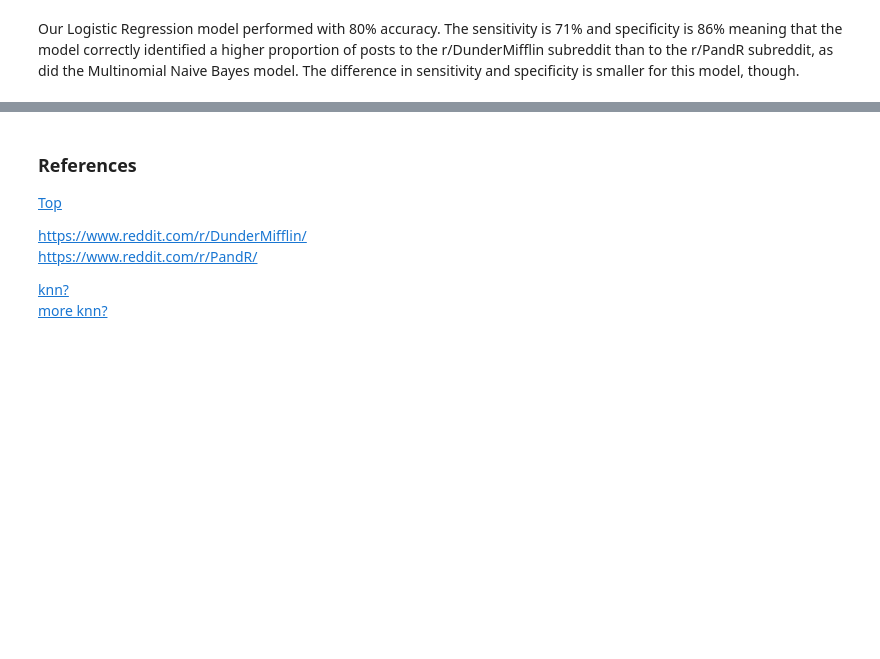
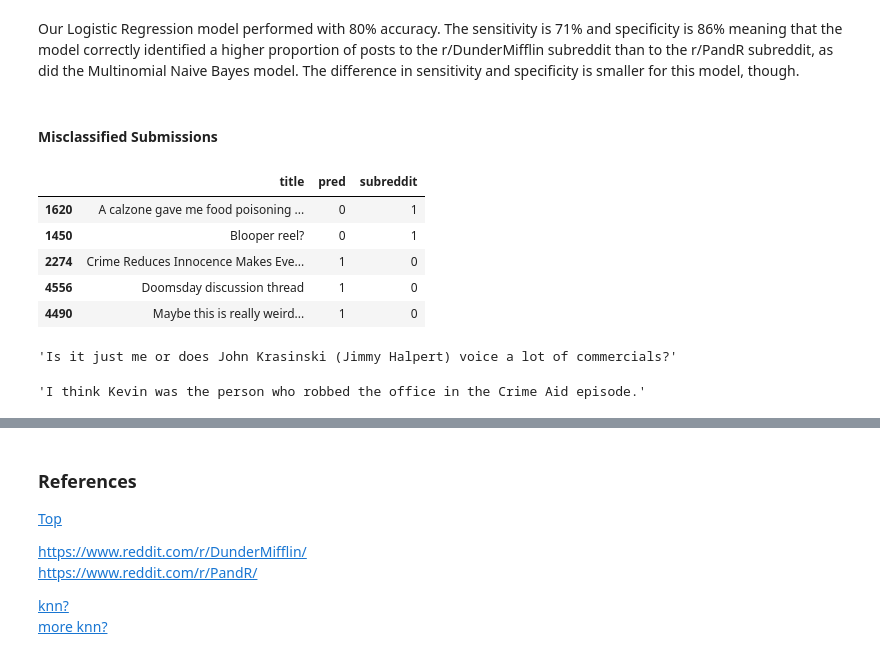
Before and after one commit to dmedellin2/reddit_classification, a Jupyter notebook: code/reddit-classification-models.ipynb, the cells around one changed output, grey strips where cells are left out. Drawn from its saved outputs; the diff is of its cells as text; code cells hidden in the pictures; blank space fills up the shorter version.

```diff
--- a/code/reddit-classification-models.ipynb
+++ b/code/reddit-classification-models.ipynb
@@ -1168,3 +1128,28 @@ Specificity: 0.86
 Precision: 0.8
 # %% [markdown]
 Our Logistic Regression model performed with 80% accuracy. The sensitivity is 71% and specificity is 86% meaning that the model correctly identified a higher proportion of posts to the r/DunderMifflin subreddit than to the r/PandR subreddit, as did the Multinomial Naive Bayes model. The difference in sensitivity and specificity is smaller for this model, though.
+# %% [markdown]
+#### Misclassified Submissions
+# %%
+X_test_df = reddit.iloc[X_test.index] # get index from X_test
+X_test_df = X_test_df.drop(columns = ['selftext','author','num_comments','score','timestamp']) # drop unnecessary rows
+X_test_df.insert(1,'pred',ipreds) # add predictions
+# %%
+# get misclassified posts
+misclass_lr = X_test_df[X_test_df['pred'] != X_test_df['subreddit']]
+misclass_lr.tail()
+# %% [output]
+|  | title | pred | subreddit |
+| 1620 | A calzone gave me food poisoning ... | 0 | 1 |
+| 1450 | Blooper reel? | 0 | 1 |
+| 2274 | Crime Reduces Innocence Makes Eve... | 1 | 0 |
+| 4556 | Doomsday discussion thread | 1 | 0 |
+| 4490 | Maybe this is really weird... | 1 | 0 |
+# %%
+misclass_lr.loc[4382, 'title']
+# %% [output]
+'Is it just me or does John Krasinski (Jimmy Halpert) voice a lot of commercials?'
+# %%
+misclass_lr.loc[3031, 'title']
+# %% [output]
+'I think Kevin was the person who robbed the office in the Crime Aid episode.'
```
Also changed, not shown: parts of 41 cells of this notebook.
